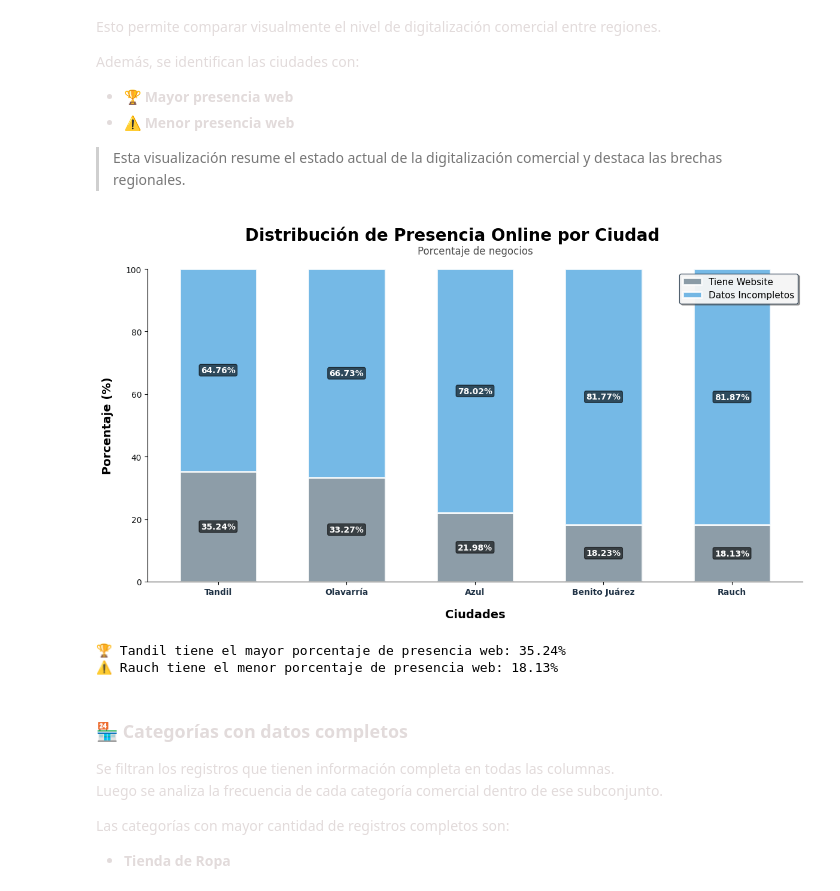
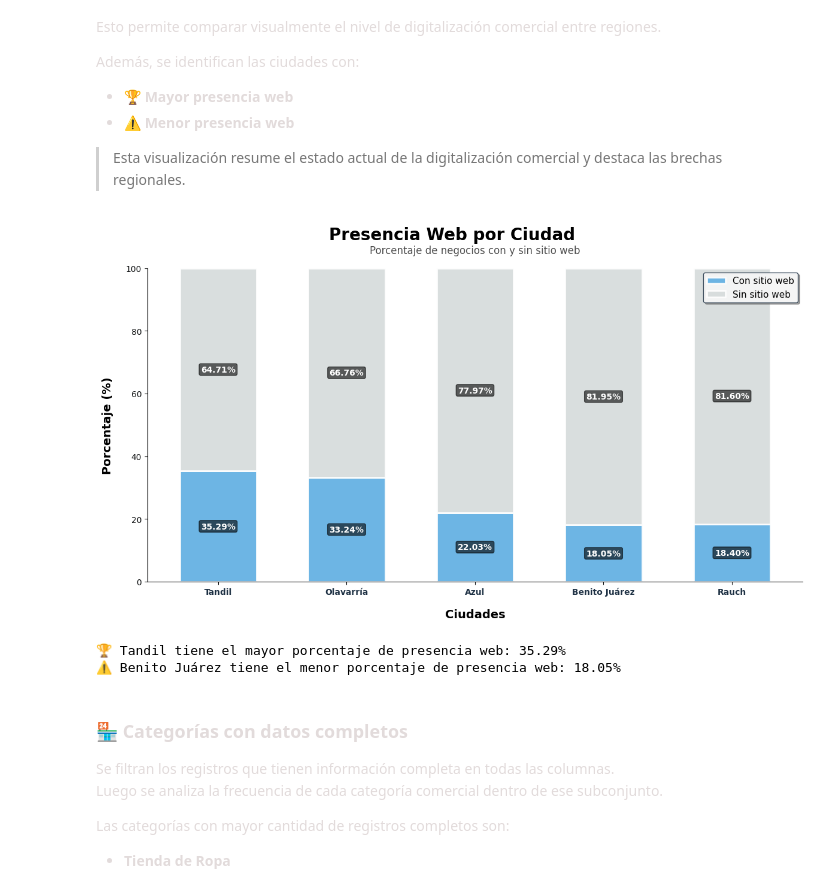
Before and after one commit to MCCastroMaluta/Portfolio-Python-es, a Jupyter notebook: Notebooks/02-EDA.ipynb, the cells around one changed output. Saved outputs shown, nothing was run; the diff lists cells and outputs as text; code cells hidden in the pictures.

```diff
--- a/Notebooks/02-EDA.ipynb
+++ b/Notebooks/02-EDA.ipynb
@@ -275,10 +300,14 @@ Este análisis permite identificar qué ciudades tienen mejor presencia digital
 
 </div>
 # %%
-# Genera una tabla resumen por ciudad con métricas de completitud en la columna 'website'.
-# Incluye totales, porcentajes y ranking de ciudades según calidad de datos.
+# Genera una tabla resumen por ciudad con métricas de completitud en la columna 'website'
+# Incluye totales, porcentajes y ranking de ciudades según calidad de datos
+
+# Total de registros por ciudad
 total_registros = df.groupby('city').size()
-registros_incomplete = df[df['website'].str.contains('Incomplete', case=False, na=False)].groupby('city').size()
+
+# Registros incompletos (website faltante) por ciudad
+registros_incomplete = df[df['website'].isna()].groupby('city').size()
 
 # Crear tabla resumen
 resumen = pd.DataFrame({
@@ -286,15 +315,19 @@ resumen = pd.DataFrame({
     'Website Incompletos': registros_incomplete,
 }).fillna(0)
 
+# Calcular completitud
 resumen['Website Completos'] = resumen['Total Comercios'] - resumen['Website Incompletos']
 resumen['% Completos'] = (resumen['Website Completos'] / resumen['Total Comercios'] * 100).round(2)
 resumen['% Incompletos'] = (resumen['Website Incompletos'] / resumen['Total Comercios'] * 100).round(2)
+
+# Ordenar por cantidad de comercios
 resumen = resumen.sort_values('Total Comercios', ascending=False)
 
+# Imprimir resultados
 print("ANÁLISIS DE CALIDAD DE DATOS POR CIUDAD")
 print("=" * 40)
 print(f"Dataset: {resumen['Total Comercios'].sum():,} registros en {len(resumen)} ciudades")
-print(f"Completitud global: {(resumen['Website Completos'].sum()/resumen['Total Comercios'].sum()*100):.2f}%")
+print(f"Completitud global: {(resumen['Website Completos'].sum() / resumen['Total Comercios'].sum() * 100):.2f}%")
 print()
 
 print("TABLA COMPLETA POR CIUDAD:")
@@ -425,58 +510,62 @@ Además, se identifican las ciudades con:
 
 </div>
 # %%
-# Genera gráfico de barras apiladas mostrando la presencia web por ciudad.
-# Identifica visualmente los porcentajes de comercios con y sin sitio web.
+# Genera gráfico de barras apiladas mostrando la presencia web por ciudad
 fig, ax = plt.subplots(figsize=(12, 7), facecolor='white')
 
-# Calcular porcentaje incompleto si no existe
-if '% Incompletos' not in resumen.columns:
-    resumen['% Incompletos'] = 100 - resumen['% Completos']
+# Calcular porcentaje de comercios sin sitio web (np.nan)
+resumen['% Incompletos'] = 100 - resumen['% Completos']
 
+# Gráfico de barras apiladas
 ax = resumen[['% Completos', '% Incompletos']].plot(
-    kind='bar', stacked=True, ax=ax, color=["#798C99", '#5DADE2'],
-    width=0.6, edgecolor='white', linewidth=2, alpha=0.85)
+    kind='bar', stacked=True, ax=ax,
+    color=["#5DADE2", "#D5DBDB"],  # azul para completos, gris claro para faltantes
+    width=0.6, edgecolor='white', linewidth=2, alpha=0.9
+)
 
 # Títulos y configuración
-fig.suptitle('Distribución de Presencia Online por Ciudad', fontsize=20, fontweight='bold', y=0.96)
-ax.text(0.5, 1.04, 'Porcentaje de negocios', transform=ax.transAxes, fontsize=12, ha='center', va='bottom', alpha=0.7)
-ax.set(ylabel='Porcentaje (%)', xlabel='Ciudades', ylim=(0, 100), yticks=range(0, 101, 20))
+fig.suptitle('Presencia Web por Ciudad', fontsize=20, fontweight='bold', y=0.96)
+ax.text(0.5, 1.04, 'Porcentaje de negocios con y sin sitio web', transform=ax.transAxes,
+        fontsize=12, ha='center', va='bottom', alpha=0.7)
 ax.set_ylabel('Porcentaje (%)', fontsize=14, fontweight='bold', labelpad=15)
 ax.set_xlabel('Ciudades', fontsize=14, fontweight='bold', labelpad=15)
+ax.set_ylim(0, 100)
+ax.set_yticks(range(0, 101, 20))
 
-# Leyenda
-ax.legend(['Tiene Website', 'Datos Incompletos'], loc='upper right', bbox_to_anchor=(1, 1),
+# Leyenda clara
+ax.legend(['Con sitio web', 'Sin sitio web'], loc='upper right', bbox_to_anchor=(1, 1),
           frameon=True, shadow=True, fancybox=True, fontsize=11, facecolor='white',
           edgecolor='#2C3E50', framealpha=0.9)
 
 # Etiquetas en barras
 for c in ax.containers:
     ax.bar_label(c, labels=[f'{w:.2f}%' if w > 5 else '' for w in c.datavalues],
-                label_type='center', color='white', fontweight='bold', fontsize=10,
-                bbox=dict(boxstyle="round,pad=0.2", facecolor='black', alpha=0.6))
+                 label_type='center', color='white', fontweight='bold', fontsize=10,
+                 bbox=dict(boxstyle="round,pad=0.2", facecolor='black', alpha=0.6))
 
+# Estética
 for spine in ['top', 'right']:
     ax.spines[spine].set_visible(False)
 
 ax.tick_params(axis='both', which='major', labelsize=10, colors="#131516")
 plt.xticks(rotation=45 if len(resumen) > 8 else 0,
            ha='right' if len(resumen) > 8 else 'center',
            fontweight='bold', fontsize=10, color="#1E3144")
-plt.savefig("mi_grafico.png")
+
 plt.tight_layout()
+
 plt.show()
 
-
+# Identificar ciudades con mayor y menor presencia web
 mejor_web = resumen.loc[resumen['% Completos'].idxmax()]
 peor_web = resumen.loc[resumen['% Completos'].idxmin()]
 
-# Imprime las ciudades con mayor y menor porcentaje de presencia web.
 print(f'🏆 {mejor_web.name} tiene el mayor porcentaje de presencia web: {mejor_web["% Completos"]:.2f}%')
 print(f'⚠️ {peor_web.name} tiene el menor porcentaje de presencia web: {peor_web["% Completos"]:.2f}%')
 # %% [output]
-[figure, old version]
+[figure, new version]
-🏆 Tandil tiene el mayor porcentaje de presencia web: 35.24%
-⚠️ Rauch tiene el menor porcentaje de presencia web: 18.13%
+🏆 Tandil tiene el mayor porcentaje de presencia web: 35.29%
+⚠️ Benito Juárez tiene el menor porcentaje de presencia web: 18.05%
 # %% [markdown]
 <div style="font-family: 'JetBrains Mono', monospace; font-size: 14px; color: #e2dbdbff; line-height: 1.6;">
 
```
Also changed, not shown: parts of 31 cells of this notebook, 14 other files.
